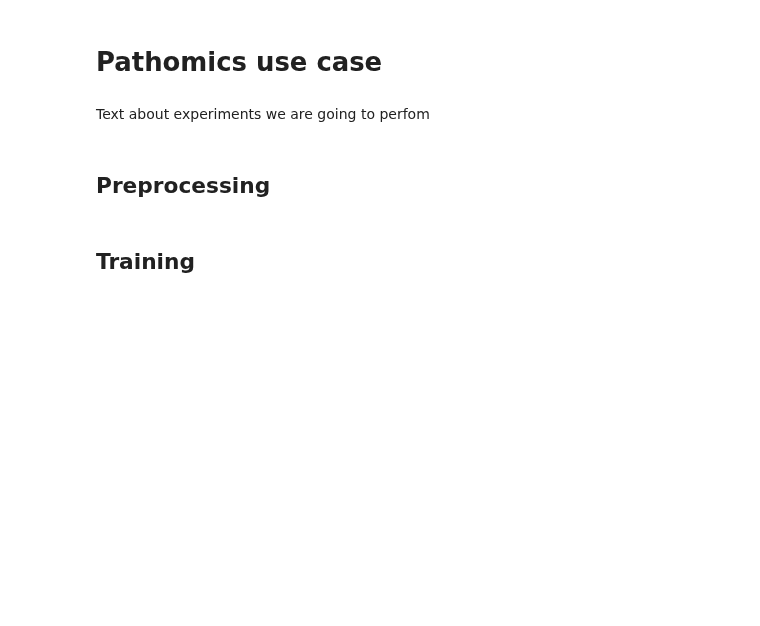
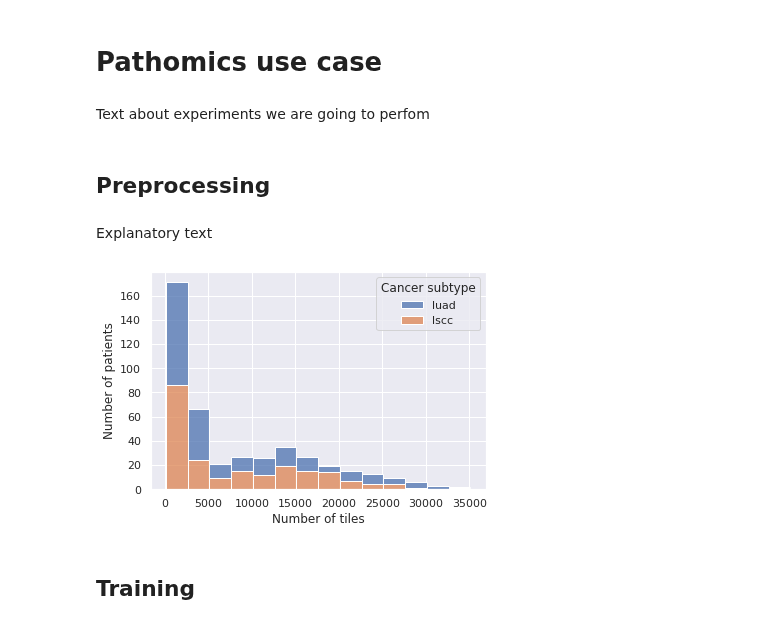
Before and after one commit to ImagingDataCommons/idc-pathomics-use-case-1, a Jupyter notebook: src/cptac-use-case.ipynb, the cells around one changed output. Cells and saved outputs as stored; diff of their text form; code cells hidden in the pictures; blank space fills up the shorter version.

```diff
--- a/src/cptac-use-case.ipynb
+++ b/src/cptac-use-case.ipynb
@@ -191,6 +183,8 @@ def get_idc_viewer_url(study_UID):
 Text about experiments we are going to perfom
 # %% [markdown]
 ## Preprocessing
+# %% [markdown]
+Explanatory text
 # %%
 from data.tile_generation_cptac import generate_tiles
 
@@ -208,3 +202,13 @@ from data.tile_sorting_cptac import sort_tiles
 sort_tiles(tiles_dir, slides_metadata_path, input_dir, 'norm_cancer')
 sort_tiles(tiles_dir, slides_metadata_path, input_dir, 'luad_lscc')
 sort_tiles(tiles_dir, slides_metadata_path, input_dir, 'norm_luad_lscc')
+# %%
+# How many tiles per patient (due to different size of slides) --> explain patient metadata as intermediate result of sorting
+patient_metadata = pd.read_csv(os.path.join(input_dir, 'patient_metadata.csv'))
+ax = sns.histplot(data=patient_metadata, x='nr_tiles_total', hue='cancer_subtype', multiple='stack', binwidth=2500)
+ax.set_xlabel('Number of tiles')
+ax.set_ylabel('Number of patients')
+legend = ax.get_legend()
+legend.set_title('Cancer subtype')
+# %% [output]
+[figure, added]
```
Also changed, not shown: parts of 16 cells of this notebook, 1 other file.
